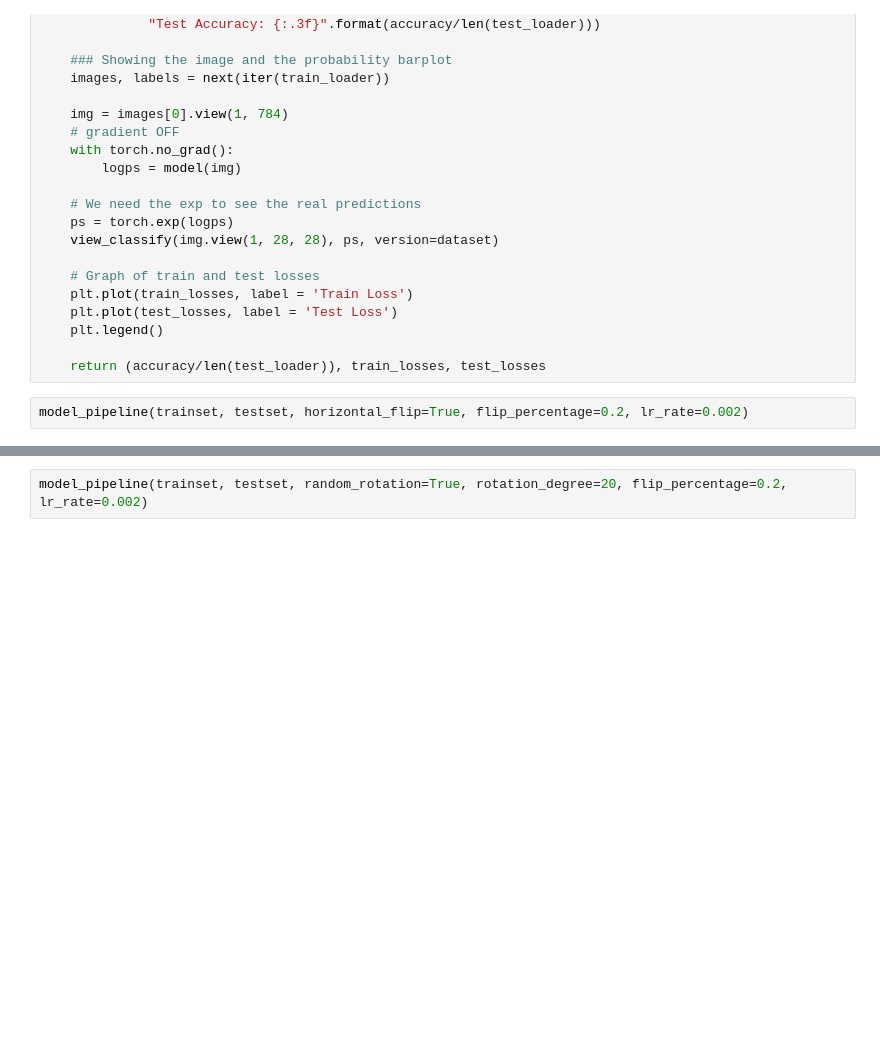
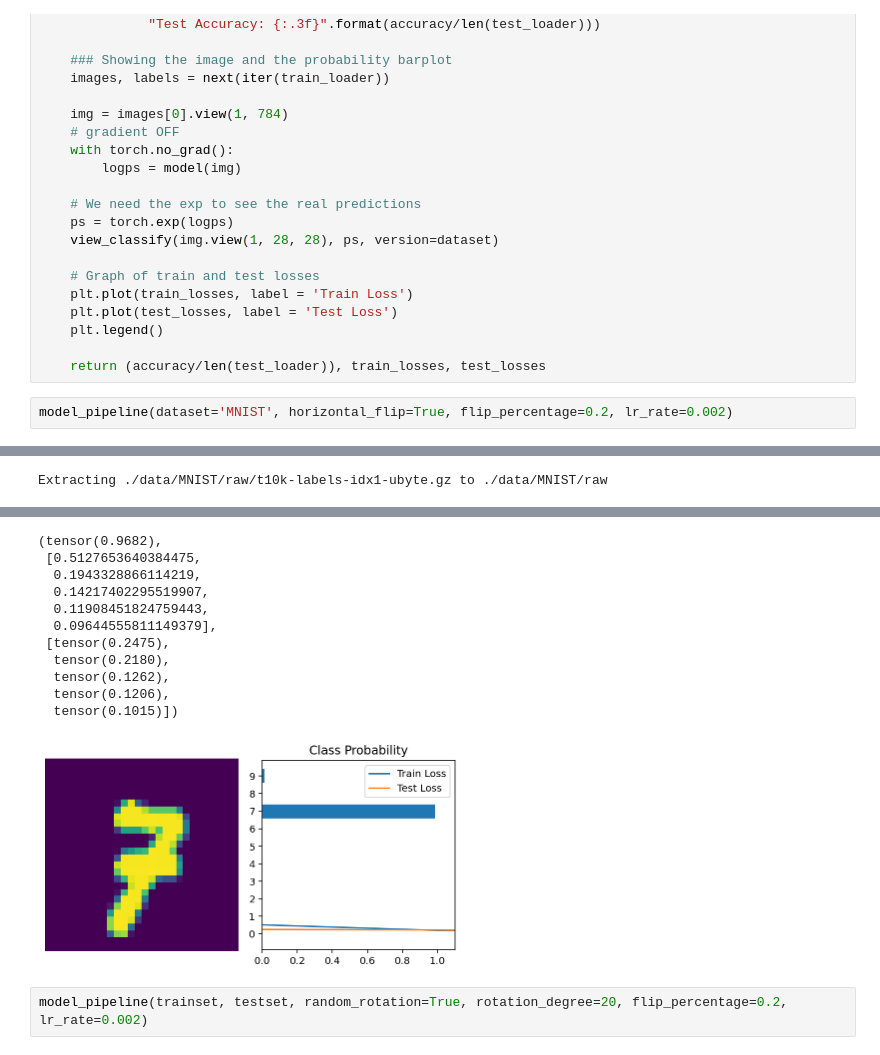
Before and after one commit to laryssastephanie/aulas_anotacoes_residencia_IA, a Jupyter notebook: Machine_Learning/Aulas_Segundo_Trimestre/Aula5_Cont_MLP_Regularizacao/MLP_TRABALHO.ipynb, the cells around one changed output, grey strips where cells are left out. Saved outputs shown, nothing was run; the diff lists cells and outputs as text; blank space fills up the shorter version.

```diff
--- a/Machine_Learning/Aulas_Segundo_Trimestre/Aula5_Cont_MLP_Regularizacao/MLP_TRABALHO.ipynb
+++ b/Machine_Learning/Aulas_Segundo_Trimestre/Aula5_Cont_MLP_Regularizacao/MLP_TRABALHO.ipynb
@@ -346,5 +346,5 @@ def model_pipeline(dataset = 'KMNIST', horizontal_flip=False, flip_percentage=0.
 
     return (accuracy/len(test_loader)), train_losses, test_losses
 # %%
-model_pipeline(trainset, testset, horizontal_flip=True, flip_percentage=0.2, lr_rate=0.002)
+model_pipeline(dataset='MNIST', horizontal_flip=True, flip_percentage=0.2, lr_rate=0.002)
 # %% [output]
@@ -356,0 +365 @@ tensor(0.8801)
+Extracting ./data/MNIST/raw/t10k-labels-idx1-ubyte.gz to ./data/MNIST/raw
@@ -357,3 +371,15 @@ tensor(0.8801)
+(tensor(0.9682),
+ [0.5127653640384475,
+  0.1943328866114219,
+  0.14217402295519907,
+  0.11908451824759443,
+  0.09644555811149379],
+ [tensor(0.2475),
+  tensor(0.2180),
+  tensor(0.1262),
+  tensor(0.1206),
+  tensor(0.1015)])
+[figure, added]
 # %%
 model_pipeline(trainset, testset, random_rotation=True, rotation_degree=20, flip_percentage=0.2, lr_rate=0.002)
 # %% [output]
```
Also changed, not shown: parts of 1 cell of this notebook, 2 other files.
